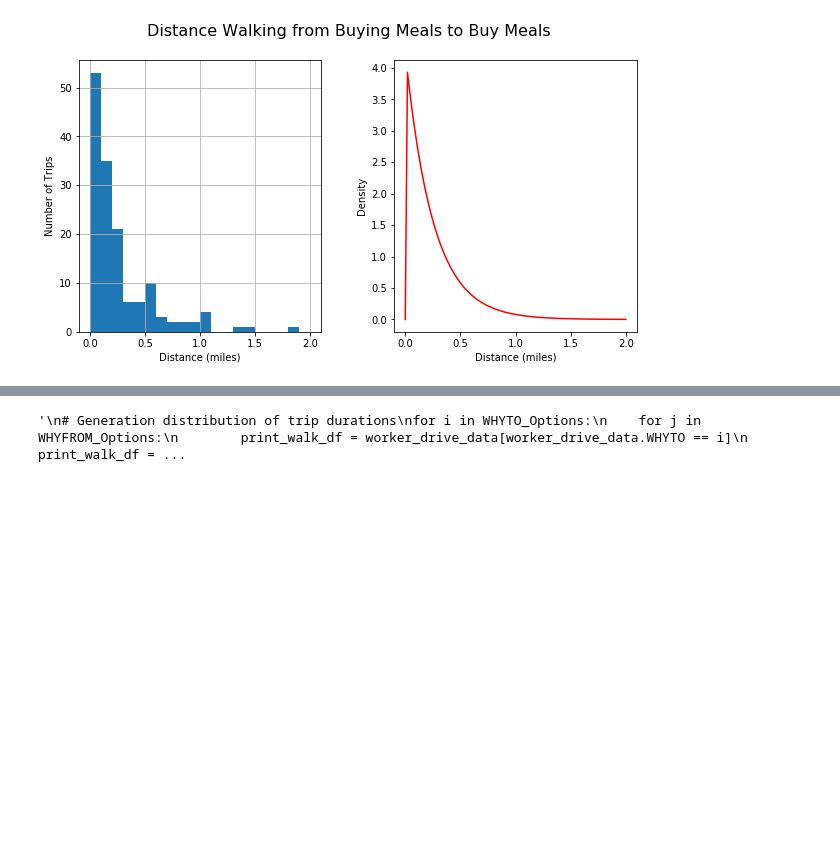
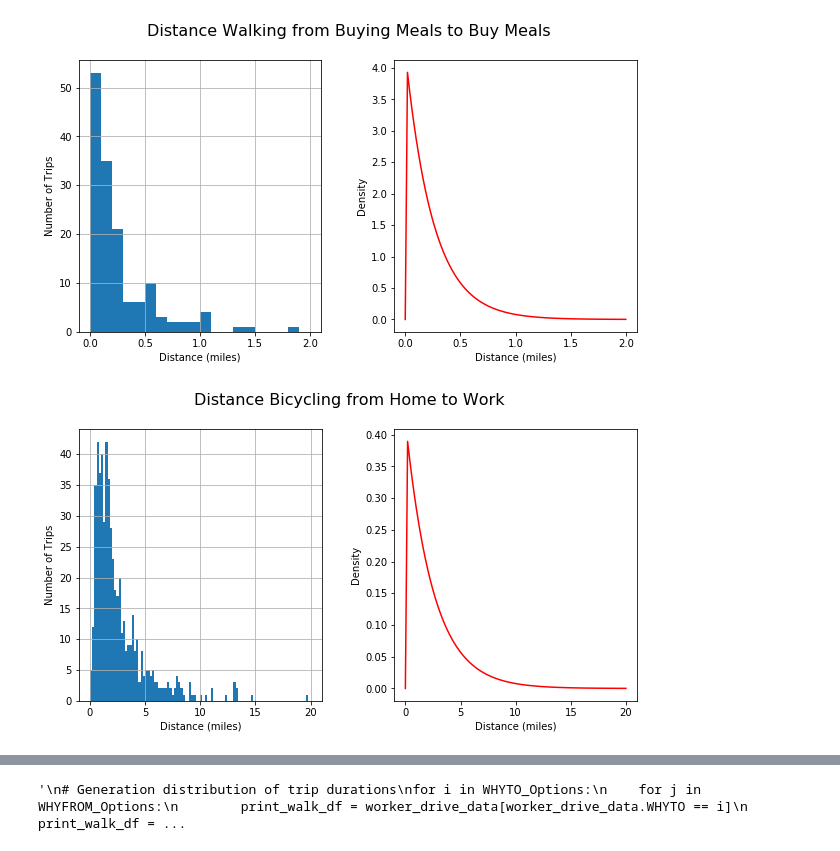
Before and after one commit to njriasan/e-mission-thesis-fake-data, a Jupyter notebook: NHTS-Parameters.ipynb, the cells around one changed output, grey strips where cells are left out. Saved outputs shown, nothing was run; the diff lists cells and outputs as text; code cells hidden in the pictures; blank space fills up the shorter version.

```diff
--- a/NHTS-Parameters.ipynb
+++ b/NHTS-Parameters.ipynb
@@ -169,7 +169,11 @@ df_filter = df_filter[df_filter.WORKER != -1]
 # %%
 # First select only the first trip
 from_values = [1, 11, 3, 13]
-trip_numbers = [1, 3, 4, 5, 6]
+walk_trips = [1]
+bike_trips = [2]
+car_trips = [3, 4, 5, 6, 17, 18]
+transit_trips = [11, 12, 13, 14, 15, 16]
+trip_numbers = walk_trips + bike_trips + car_trips + transit_trips
 df_filter = df_filter[df_filter.WHYFROM.isin(from_values)]
 df_filter = df_filter[df_filter.WHYTO.isin(from_values)]
 df_filter = df_filter[df_filter.TRPTRANS.isin(trip_numbers)]
@@ -370,3 +351,9 @@ worker_drive_data = worker_data[worker_data.TRPTRANS > 1]
+# %%
+# Separate by mode of transportation
+worker_walk_data = worker_data[worker_data.TRPTRANS.isin(walk_trips)]
+worker_drive_data = worker_data[worker_data.TRPTRANS.isin(car_trips)]
+worker_bike_data = worker_data[worker_data.TRPTRANS.isin(bike_trips)]
+worker_transit_data = worker_data[worker_data.TRPTRANS.isin(transit_trips)]
 # %%
 """
 option_names = {1: "Home", 11: "Buy Goods", 3: "Work", 13: "Buy Meals"}
@@ -685,2 +672,22 @@ fig.savefig("walk14.png")
 # %% [output]
 [figure]
+# %%
+fig = plt.figure(figsize=(10, 5))
+ax1 = fig.add_subplot(121)
+ax2 = fig.add_subplot(122)
+print_bike_df = worker_bike_data[(worker_bike_data.WHYTO == 3) & (worker_bike_data.WHYFROM == 1)]
+loc, scale = stats.expon.fit(print_bike_df.TRPMILES)
+if loc < 0.0001:
+    loc = 0.0001
+x = np.linspace(0, 20, 100)
+ax1.set_xlabel("Distance (miles)")
+ax1.set_ylabel("Number of Trips")
+ax2.set_xlabel("Distance (miles)")
+ax2.set_ylabel("Density")
+ax2.plot(x, stats.expon.pdf(x, loc, scale), color='red')
+print_bike_df.hist(column="TRPMILES", bins=100, range=(0, 20), ax=ax1)
+ax1.set_title("")
+fig.suptitle("Distance Bicycling from Home to Work", fontsize=16)
+fig.savefig("bike1.png")
+# %% [output]
+[figure, added]
```
Also changed, not shown: parts of 43 cells of this notebook, 1 other file.
